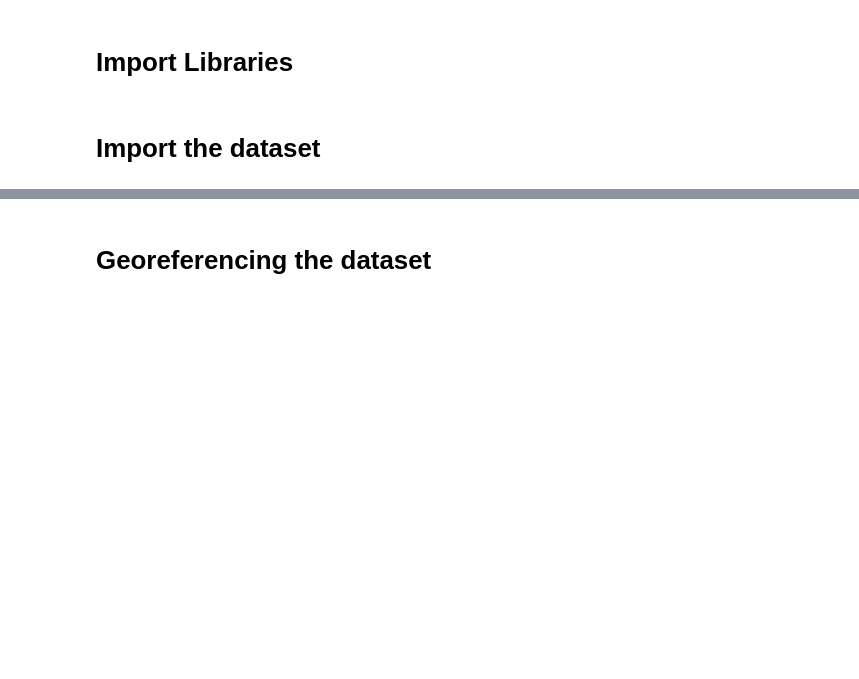
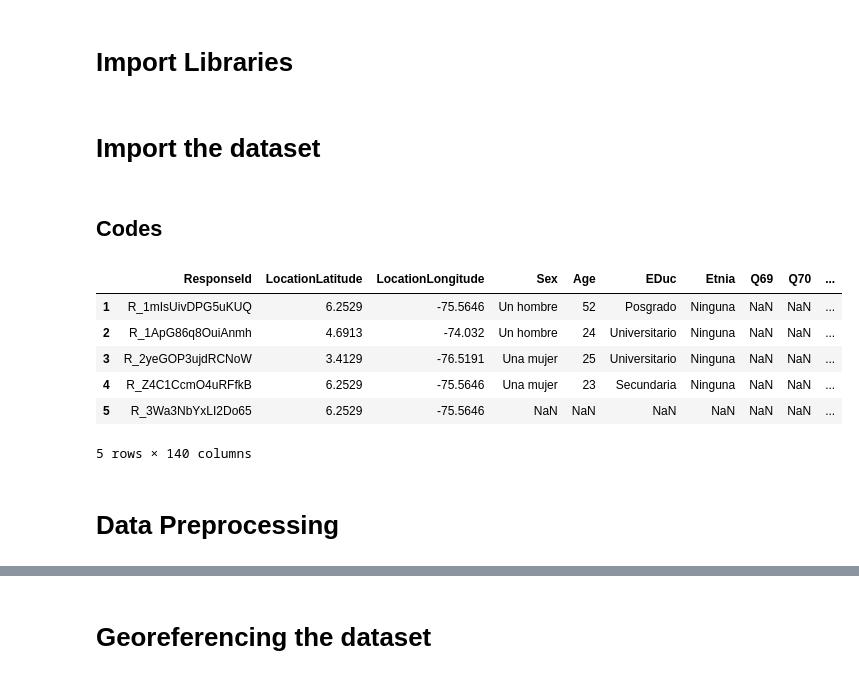
Before and after one commit to hamsomp3/subjetividades-politicas, a Jupyter notebook: notebooks/preprocesamiento.ipynb, the cells around one changed output, grey strips where cells are left out. Drawn from its saved outputs; the diff is of its cells as text; code cells hidden in the pictures; blank space fills up the shorter version.

```diff
--- a/notebooks/preprocesamiento.ipynb
+++ b/notebooks/preprocesamiento.ipynb
@@ -129,3 +50,27 @@ ciudades.to_csv(data_folders[1].joinpath('ciudades.csv'))
+# %% [markdown]
+## Codes
+# %%
+JenniferCali = df[df['Sex_3_TEXT'] == 'JenniferCali(00008909547)'].index
+df.loc[JenniferCali, 'Q78'] = '00008909547-JAVCALI'
+
+codigo1  = df[df['Q69'] == '00008909547'].index
+df.loc[codigo1, 'Q78'] = '00008909547-JAVCALI'
+df.loc[codigo1, 'Q69'] = 'CALI'
+# %%
+# columns to drop
+df              = df.drop(['StartDate', 'EndDate', 'Status', 'IPAddress', 'Progress','Duration (in seconds)', 'Finished', 'RecordedDate','RecipientLastName','RecipientFirstName', 'RecipientEmail','ExternalReference','DistributionChannel', 'UserLanguage', 'Q66','Sex_3_TEXT','Region_3_TEXT'], axis=1)
+full_size_df    = df.shape[0]
+df.head()
+# %% [output]
+|  | ResponseId | LocationLatitude | LocationLongitude | Sex | Age | EDuc | Etnia | Q69 | Q70 | ... |
+| 1 | R_1mIsUivDPG5uKUQ | 6.2529 | -75.5646 | Un hombre | 52 | Posgrado | Ninguna | NaN | NaN | ... |
+| 2 | R_1ApG86q8OuiAnmh | 4.6913 | -74.032 | Un hombre | 24 | Universitario | Ninguna | NaN | NaN | ... |
+| 3 | R_2yeGOP3ujdRCNoW | 3.4129 | -76.5191 | Una mujer | 25 | Universitario | Ninguna | NaN | NaN | ... |
+| 4 | R_Z4C1CcmO4uRFfkB | 6.2529 | -75.5646 | Una mujer | 23 | Secundaria | Ninguna | NaN | NaN | ... |
+| 5 | R_3Wa3NbYxLI2Do65 | 6.2529 | -75.5646 | NaN | NaN | NaN | NaN | NaN | NaN | ... |
+5 rows × 140 columns
+# %% [markdown]
+# Data Preprocessing
 # %%
 def create_bar_chart(df, column_name, file_name, plot_title,output_folder):
     unique_values = df[column_name].value_counts()
```
Also changed, not shown: parts of 35 cells of this notebook, 12 other files.
